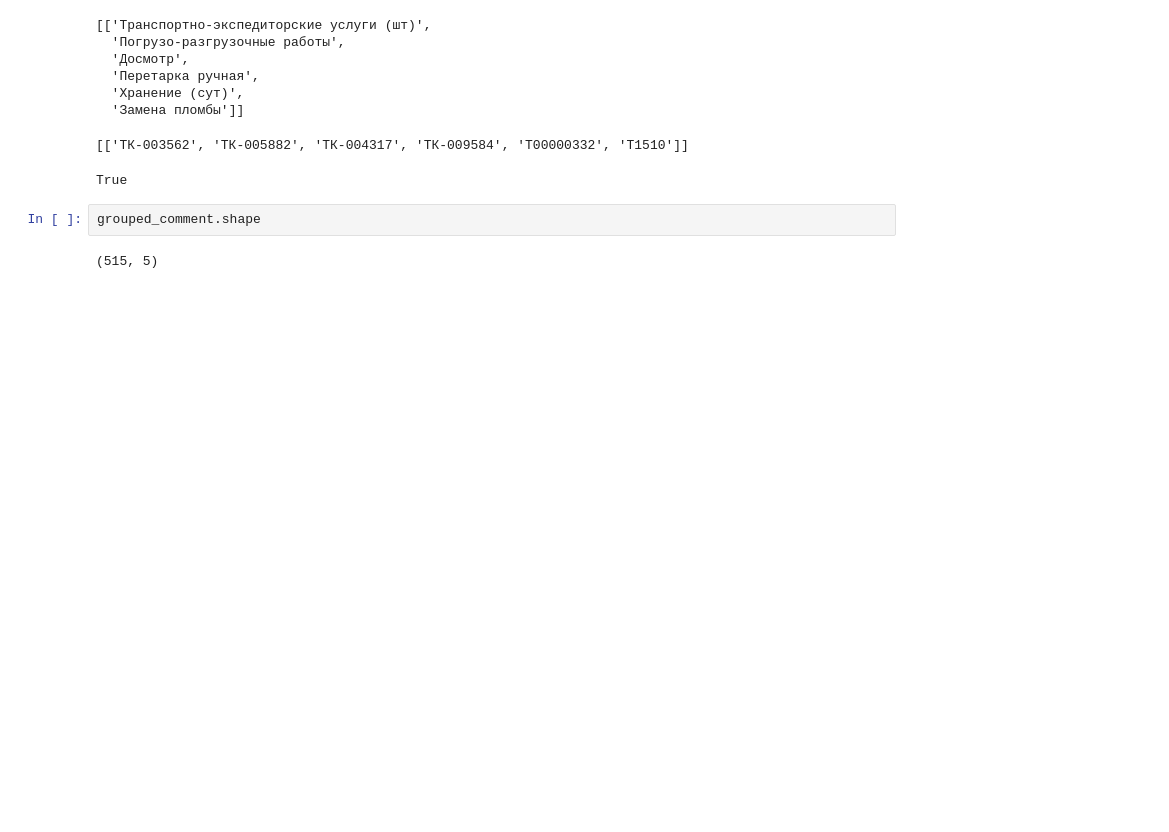
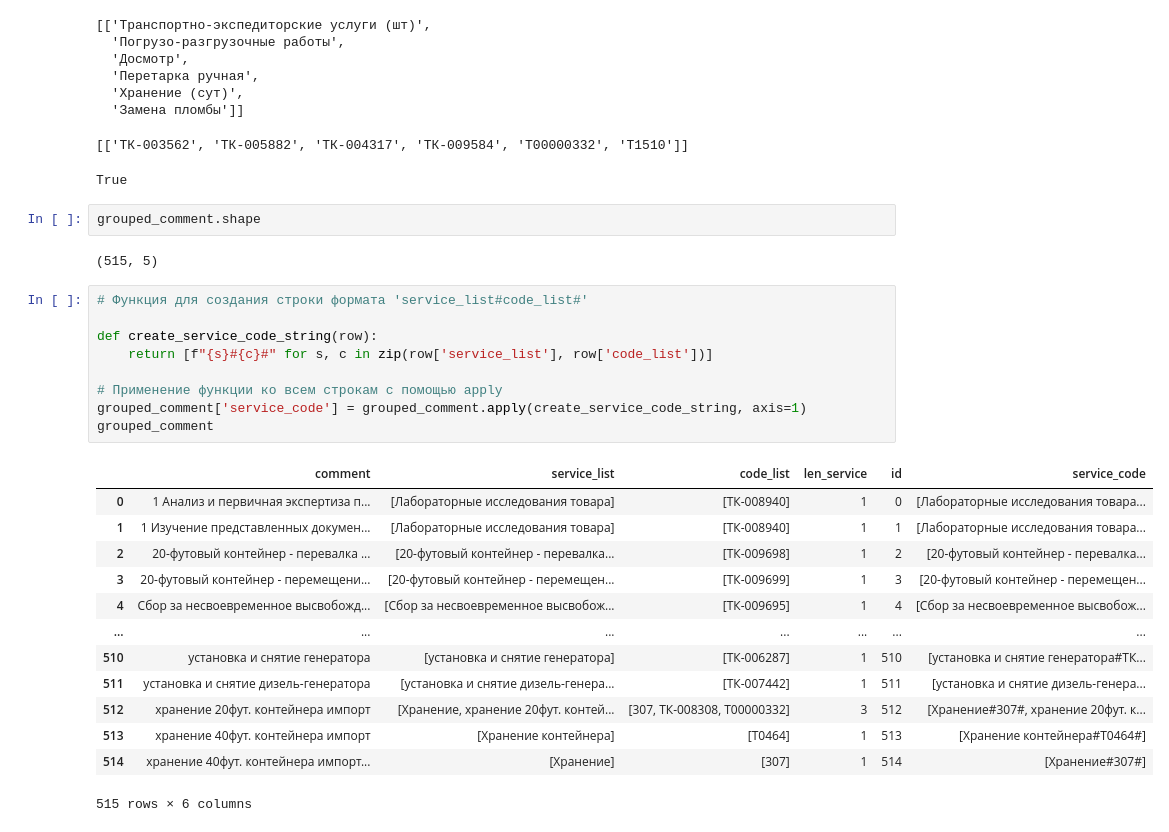
Before and after one commit to maxfil333/invoice_scanner, a Jupyter notebook: src/service_table.ipynb, the cells around one changed output. Cells and saved outputs as stored; diff of their text form; blank space fills up the shorter version.

Commit message:
SERVICE LOGIC FIXES

```diff
--- a/src/service_table.ipynb
+++ b/src/service_table.ipynb
@@ -289,3 +205,26 @@ True
 grouped_comment.shape
 # %% [output]
 (515, 5)
+# %%
+# Функция для создания строки формата 'service_list#code_list#'
+
+def create_service_code_string(row):
+    return [f"{s}#{c}#" for s, c in zip(row['service_list'], row['code_list'])]
+
+# Применение функции ко всем строкам с помощью apply
+grouped_comment['service_code'] = grouped_comment.apply(create_service_code_string, axis=1)
+grouped_comment
+# %% [output]
+|  | comment | service_list | code_list | len_service | id | service_code |
+| 0 | 1 Анализ и первичная экспертиза п... | [Лабораторные исследования товара] | [ТК-008940] | 1 | 0 | [Лабораторные исследования товара... |
+| 1 | 1 Изучение представленных докумен... | [Лабораторные исследования товара] | [ТК-008940] | 1 | 1 | [Лабораторные исследования товара... |
+| 2 | 20-футовый контейнер - перевалка ... | [20-футовый контейнер - перевалка... | [ТК-009698] | 1 | 2 | [20-футовый контейнер - перевалка... |
+| 3 | 20-футовый контейнер - перемещени... | [20-футовый контейнер - перемещен... | [ТК-009699] | 1 | 3 | [20-футовый контейнер - перемещен... |
+| 4 | Cбор за несвоевременное высвобожд... | [Cбор за несвоевременное высвобож... | [ТК-009695] | 1 | 4 | [Cбор за несвоевременное высвобож... |
+| ... | ... | ... | ... | ... | ... | ... |
+| 510 | установка и снятие генератора | [установка и снятие генератора] | [ТК-006287] | 1 | 510 | [установка и снятие генератора#ТК... |
+| 511 | установка и снятие дизель-генератора | [установка и снятие дизель-генера... | [ТК-007442] | 1 | 511 | [установка и снятие дизель-генера... |
+| 512 | хранение 20фут. контейнера импорт | [Хранение, хранение 20фут. контей... | [307, ТК-008308, Т00000332] | 3 | 512 | [Хранение#307#, хранение 20фут. к... |
+| 513 | хранение 40фут. контейнера импорт | [Хранение контейнера] | [Т0464] | 1 | 513 | [Хранение контейнера#Т0464#] |
+| 514 | хранение 40фут. контейнера импорт... | [Хранение] | [307] | 1 | 514 | [Хранение#307#] |
+515 rows × 6 columns
```
Also changed, not shown: parts of 11 cells of this notebook, 5 other files.
